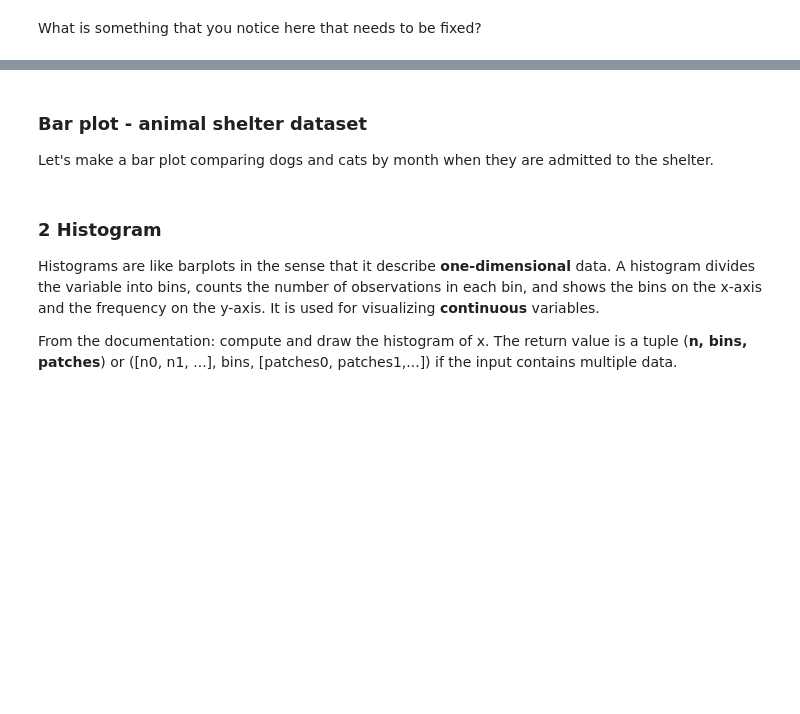
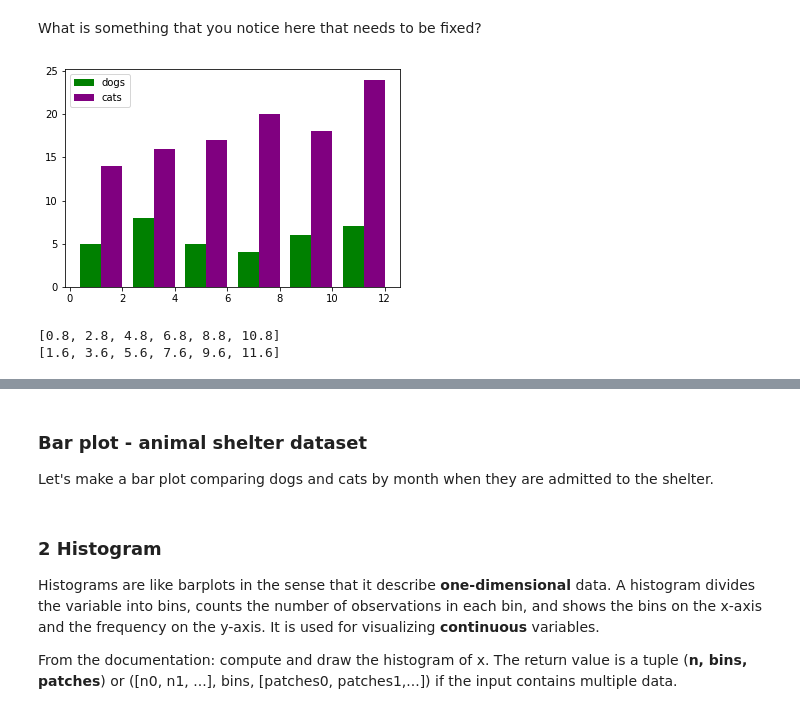
Before and after one commit to sharonk515/dc-ds-08-26-19, a Jupyter notebook: module-1/week-2/day-2-matplotlib/matplotlib-intro.ipynb, the cells around one changed output, grey strips where cells are left out. Saved outputs shown, nothing was run; the diff lists cells and outputs as text; code cells hidden in the pictures; blank space fills up the shorter version.

```diff
--- a/module-1/week-2/day-2-matplotlib/matplotlib-intro.ipynb
+++ b/module-1/week-2/day-2-matplotlib/matplotlib-intro.ipynb
@@ -117,31 +125,37 @@ What is something that you notice here that needs to be fixed?
 # %%
 # we can create overlaid or side-by-side bargraph. You need to shift the x value by width to accommodate for two graphs.
 from matplotlib import pyplot as plt
 fig = plt.figure()
 n = 1  # This is our first dataset (out of 2)
 t = 2  # Number of datasets
-d = 6  # Number of sets of bars
+d = len(dogs_age)  # Number of bars
 w = 0.8  # Width of each bar
 
 # essentially, this list comprehension gives us the position
 dog_values = [t*element + w*n for element in range(d)]
 
 # of the position of dogs
 plt.bar(dog_values, dogs_age, color='green')
 
 
 n = 2  # This is our second dataset (out of 2)
 t = 2  # Number of datasets
-d = 6  # Number of sets of bars
+d = len(cats_age)  # Number of bars
 w = 0.8  # Width of each bar
 
 cat_values = [t*element + w*n for element in range(d)]
 
 plt.bar(cat_values, cats_age, color='purple')
 plt.legend(["dogs", "cats"])
+plt.show()
+# %% [output]
+[figure, added]
 # %%
 print(dog_values)
 print(cat_values)
+# %% [output]
+[0.8, 2.8, 4.8, 6.8, 8.8, 10.8]
+[1.6, 3.6, 5.6, 7.6, 9.6, 11.6]
 # %%
 # stacked barplots
 ax = plt.subplot()
```
Also changed, not shown: parts of 8 cells of this notebook, 5 other files.
